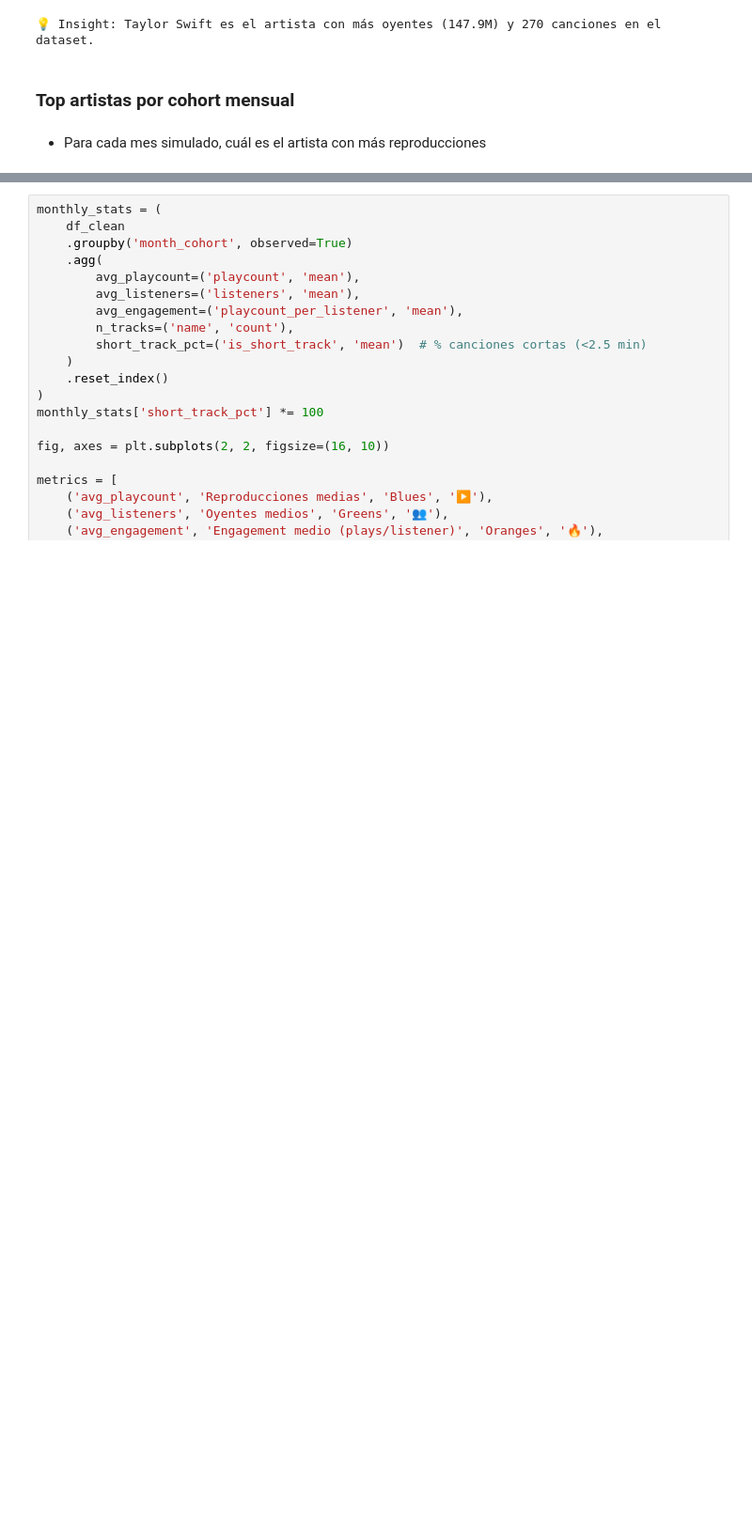
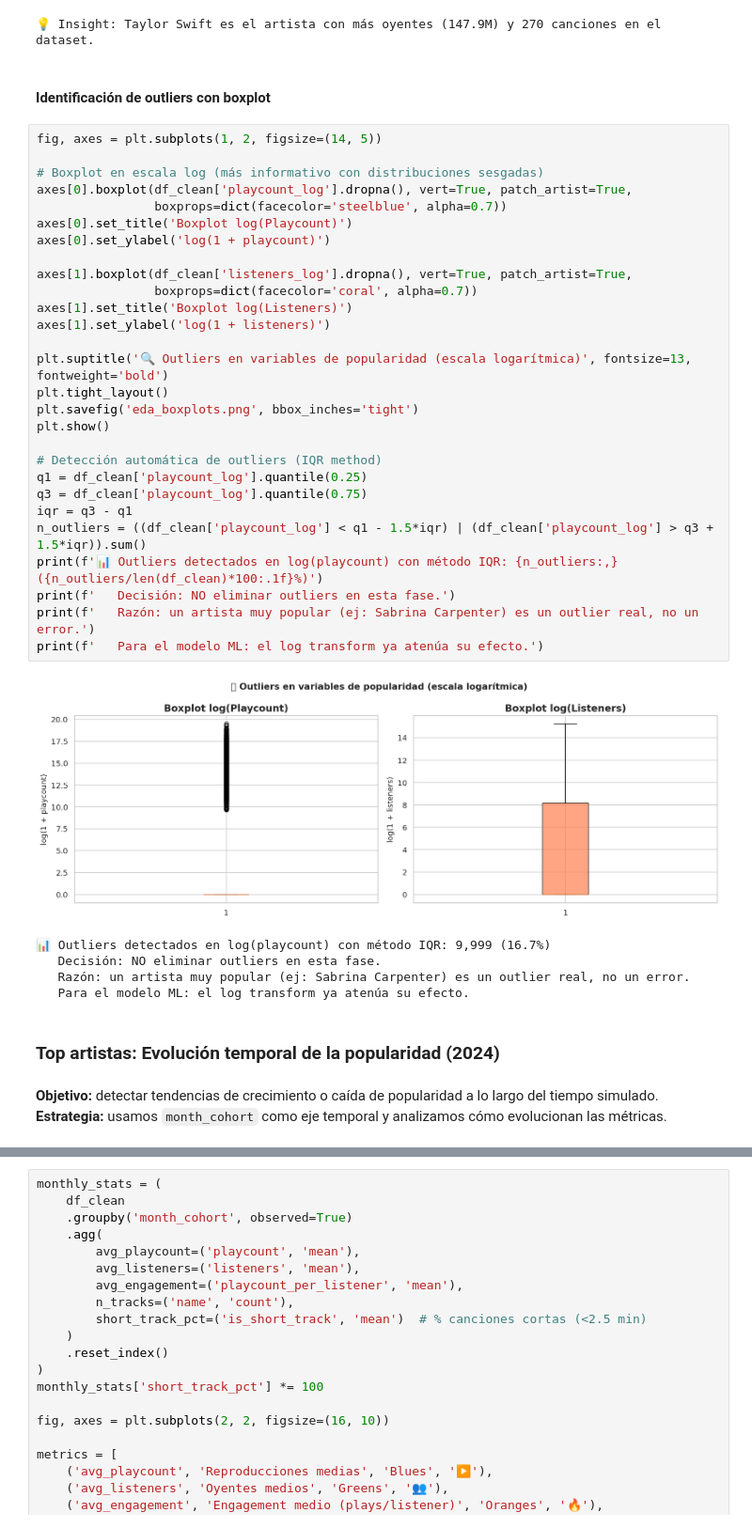
Before and after one commit to 4GeeksAcademy/ProyectoFinal23, a Jupyter notebook: src/Modulo1_lastm_ds.ipynb, the cells around one changed output, grey strips where cells are left out. Shown at 94% size. Drawn from its saved outputs; the diff is of its cells as text; blank space fills up the shorter version.

```diff
--- a/src/Modulo1_lastm_ds.ipynb
+++ b/src/Modulo1_lastm_ds.ipynb
@@ -729,10 +968,47 @@ print(f'\n💡 Insight: {top_artist["artist"]} es el artista con más oyentes '
 # %% [output]
 [figure]
 💡 Insight: Taylor Swift es el artista con más oyentes (147.9M) y 270 canciones en el dataset.
-# %% [markdown]
-### Top artistas por cohort mensual
-# %% [markdown]
-* Para cada mes simulado, cuál es el artista con más reproducciones
+# %% [markdown]
+#### Identificación de outliers con boxplot
+# %%
+fig, axes = plt.subplots(1, 2, figsize=(14, 5))
+
+# Boxplot en escala log (más informativo con distribuciones sesgadas)
+axes[0].boxplot(df_clean['playcount_log'].dropna(), vert=True, patch_artist=True,
+                boxprops=dict(facecolor='steelblue', alpha=0.7))
+axes[0].set_title('Boxplot log(Playcount)')
+axes[0].set_ylabel('log(1 + playcount)')
+
+axes[1].boxplot(df_clean['listeners_log'].dropna(), vert=True, patch_artist=True,
+                boxprops=dict(facecolor='coral', alpha=0.7))
+axes[1].set_title('Boxplot log(Listeners)')
+axes[1].set_ylabel('log(1 + listeners)')
+
+plt.suptitle('🔍 Outliers en variables de popularidad (escala logarítmica)', fontsize=13, fontweight='bold')
+plt.tight_layout()
+plt.savefig('eda_boxplots.png', bbox_inches='tight')
+plt.show()
+
+# Detección automática de outliers (IQR method)
+q1 = df_clean['playcount_log'].quantile(0.25)
+q3 = df_clean['playcount_log'].quantile(0.75)
+iqr = q3 - q1
+n_outliers = ((df_clean['playcount_log'] < q1 - 1.5*iqr) | (df_clean['playcount_log'] > q3 + 1.5*iqr)).sum()
+print(f'📊 Outliers detectados en log(playcount) con método IQR: {n_outliers:,} ({n_outliers/len(df_clean)*100:.1f}%)')
+print(f'   Decisión: NO eliminar outliers en esta fase.')
+print(f'   Razón: un artista muy popular (ej: Sabrina Carpenter) es un outlier real, no un error.')
+print(f'   Para el modelo ML: el log transform ya atenúa su efecto.')
+# %% [output]
+[figure, added]
+📊 Outliers detectados en log(playcount) con método IQR: 9,999 (16.7%)
+   Decisión: NO eliminar outliers en esta fase.
+   Razón: un artista muy popular (ej: Sabrina Carpenter) es un outlier real, no un error.
+   Para el modelo ML: el log transform ya atenúa su efecto.
+# %% [markdown]
+### Top artistas: Evolución temporal de la popularidad  (2024)
+# %% [markdown]
+**Objetivo:** detectar tendencias de crecimiento o caída de popularidad a lo largo del tiempo simulado.
+**Estrategia:** usamos `month_cohort` como eje temporal y analizamos cómo evolucionan las métricas.
 # %%
 
 top_by_month = (
```
Also changed, not shown: parts of 62 cells of this notebook, 10 other files.
